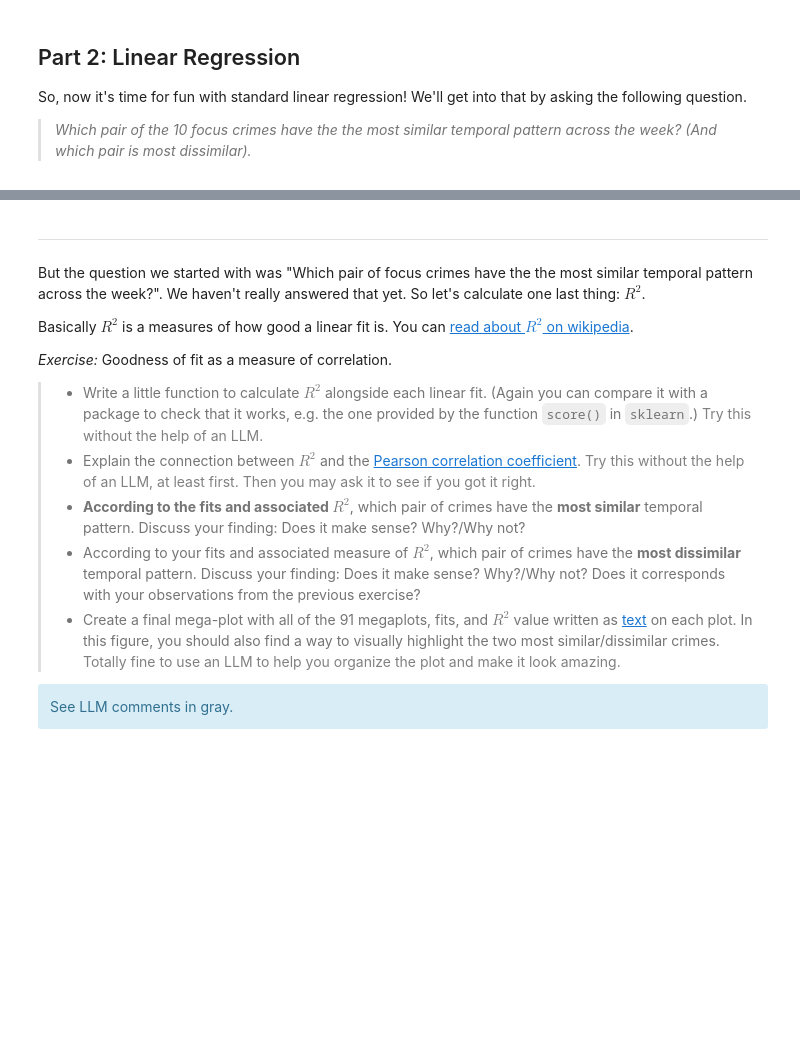
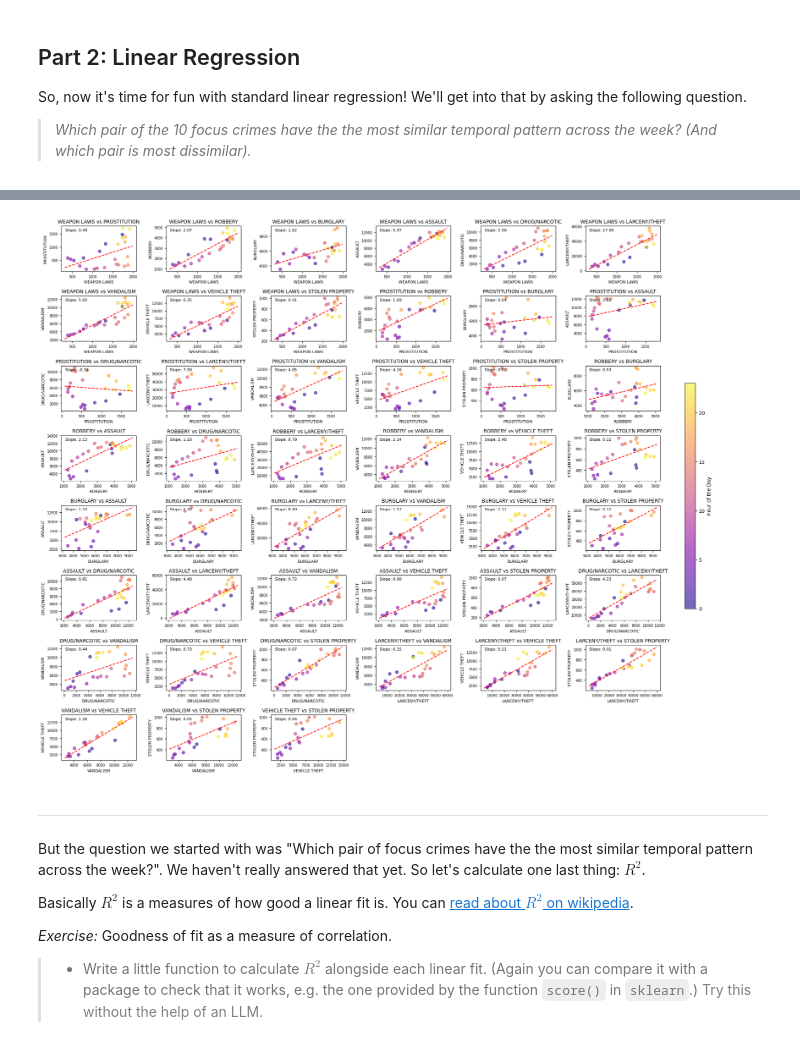
Before and after one commit to AleksandarLukic96/02806_Social_Data, a Jupyter notebook: notebooks/W5_Vic.ipynb, the cells around one changed output, grey strips where cells are left out. Saved outputs shown, nothing was run; the diff lists cells and outputs as text; code cells hidden in the pictures; blank space fills up the shorter version.

Commit message:
W5 finished
However, I am only doing 45 plots, not 91 so it probably needs to be fixed

```diff
--- a/notebooks/W5_Vic.ipynb
+++ b/notebooks/W5_Vic.ipynb
@@ -242,3 +277,57 @@ See LLM comments in gray.
+# %%
+import sklearn.linear_model
+import numpy as np
+
+#Color gradient from 1 to 24
+# Define color map
+cmap = plt.cm.plasma  # Alternatives: 'coolwarm', 'plasma', 'inferno', 'magma', 'cividis', 'viridis'
+norm = plt.Normalize(0, 23)  # Normalize hours between 0 and 23
+
+# Slope of the line for each pair of crimes
+slopes = []
+intercepts = []
+for crime1, crime2 in crime_pairs:
+    # Fit linear regression model
+    model = sklearn.linear_model.LinearRegression()
+    X = crime_counts[crime1].values.reshape(-1, 1)
+    y = crime_counts[crime2].values
+    model.fit(X, y)
+    slopes.append(model.coef_[0])
+    intercepts.append(model.intercept_)
+
+# Create 8x6 subplot matrix (looks better than 5x9)
+fig, axes = plt.subplots(8, 6, figsize=(20, 16))
+axes = axes.flatten()
+scatter_ref = None #This is where we'll place the colorbar
+
+for i, (crime1, crime2) in enumerate(crime_pairs):
+    colors = crime_counts.index % 24  # Extract hour of the day
+    ax = axes[i]
+    scatter_ref = ax.scatter(crime_counts[crime1], crime_counts[crime2], c = colors, cmap = cmap, alpha=0.6)
+    ax.set_xlabel(crime1, fontsize=8)
+    ax.set_ylabel(crime2, fontsize=8)
+    ax.set_title(f"{crime1} vs {crime2}", fontsize=10)
+    ax.tick_params(axis='both', which='major', labelsize=7)
+    # Add slope to the plot
+    ax.text(0.05, 0.95, f"Slope: {slopes[i]:.2f}", transform=ax.transAxes, fontsize=8, verticalalignment='top')
+    # Draw the regression line
+    x_vals = np.array(ax.get_xlim())
+    y_vals = intercepts[i] + slopes[i] * x_vals
+    ax.plot(x_vals, y_vals, '--', color='red')
+
+# Hide unused subplots
+for j in range(len(crime_pairs), len(axes)):
+    fig.delaxes(axes[j])
+
+# separate axis for the colorbar
+cbar_ax = fig.add_axes([0.92, 0.3, 0.015, 0.4])
+cbar = fig.colorbar(scatter_ref, cax=cbar_ax)
+cbar.set_label('Hour of the Day')
+
+plt.tight_layout(rect=[0, 0, 0.9, 1])  # avoid overlap with colorbar
+plt.show()
+# %% [output]
+[figure, added]
 # %% [markdown]
 ---
 
@@ -248,12 +337,3 @@ Basically $R^2$ is a measures of how good a linear fit is. You can [read about $
 
 *Exercise:* Goodness of fit as a measure of correlation.
 > * Write a little function to calculate $R^2$ alongside each linear fit. (Again you can compare it with a package to check that it works, e.g. the one provided by the function `score()` in `sklearn`.) <font color=gray>Try this without the help of an LLM.</font>
-> * Explain the connection between $R^2$ and the [Pearson correlation coefficient](https://en.wikipedia.org/wiki/Pearson_correlation_coefficient). <font color=gray>Try this without the help of an LLM, at least first. Then you may ask it to see if you got it right.</font>
-> * **According to the fits and associated $R^2$**, which pair of crimes have the **most similar** temporal pattern. Discuss your finding: Does it make sense? Why?/Why not?
-> * According to your fits and associated measure of $R^2$, which pair of crimes have the **most dissimilar** temporal pattern. Discuss your finding: Does it make sense? Why?/Why not? Does it corresponds with your observations from the previous exercise?
-> * Create a final mega-plot with all of the 91 megaplots, fits, and $R^2$ value written as [text](https://matplotlib.org/stable/api/_as_gen/matplotlib.pyplot.text.html) on each plot. In this figure, you should also find a way to visually highlight the two most similar/dissimilar crimes. <font color=gray>Totally fine to use an LLM to help you organize the plot and make it look amazing.</font>
-
-
-<div class="alert alert-block alert-info">
-See LLM comments in gray.
-</div>
```
Also changed, not shown: parts of 16 cells of this notebook.
